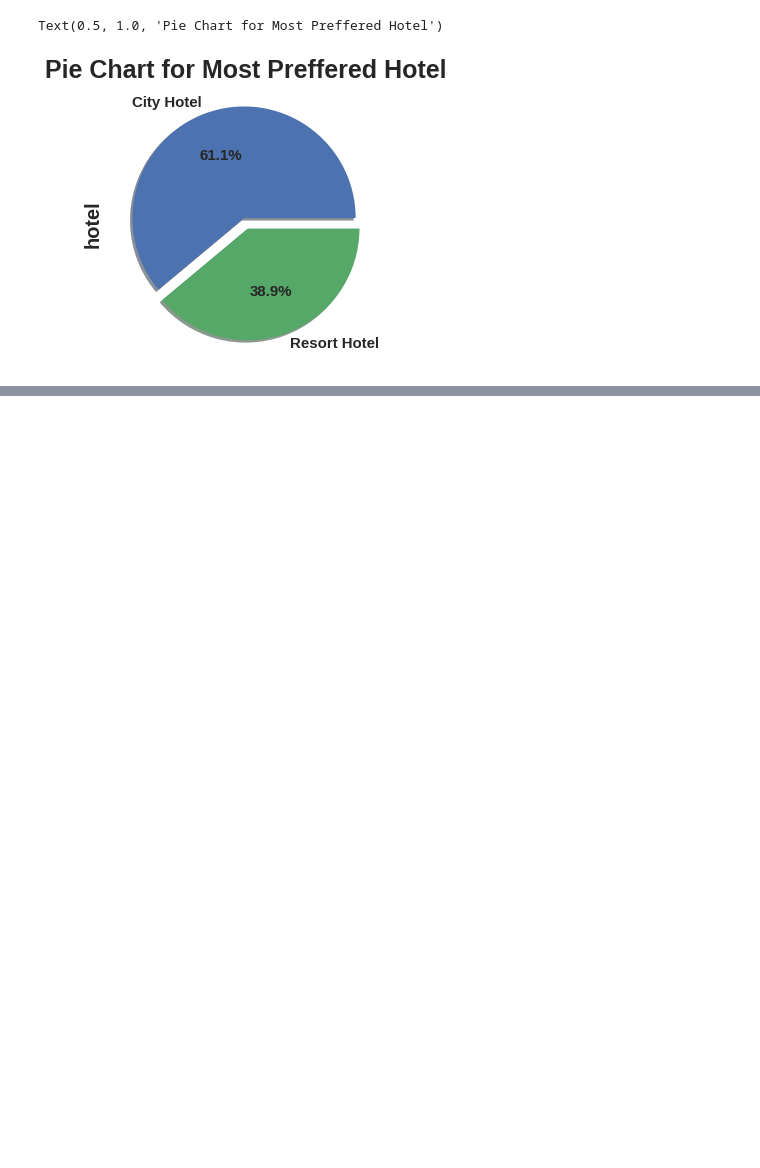
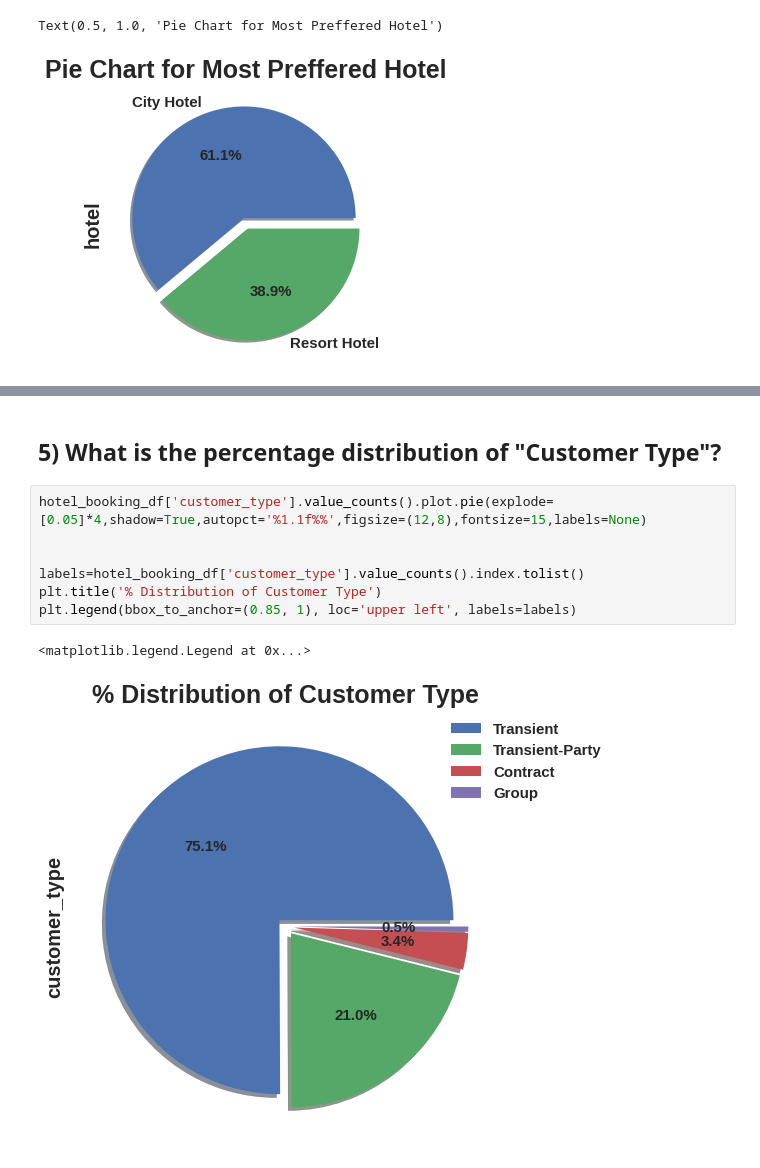
Before and after one commit to Satyaprakash-Dinesh-Vispute/Hotel-Booking-Analysis-EDA, a Jupyter notebook: Hotel_Booking_Analysis_(EDA).ipynb, the cells around one changed output, grey strips where cells are left out. Saved outputs shown, nothing was run; the diff lists cells and outputs as text; blank space fills up the shorter version.

```diff
--- a/Hotel_Booking_Analysis_(EDA).ipynb
+++ b/Hotel_Booking_Analysis_(EDA).ipynb
@@ -329,0 +378,12 @@ top_ten_highest_bookings
+# %% [markdown]
+## **5) What is the percentage distribution of "Customer Type"?**
+# %%
+hotel_booking_df['customer_type'].value_counts().plot.pie(explode=[0.05]*4,shadow=True,autopct='%1.1f%%',figsize=(12,8),fontsize=15,labels=None)
+
+
+labels=hotel_booking_df['customer_type'].value_counts().index.tolist()
+plt.title('% Distribution of Customer Type')
+plt.legend(bbox_to_anchor=(0.85, 1), loc='upper left', labels=labels)
+# %% [output]
+<matplotlib.legend.Legend at 0x...>
+[figure, added]
```
Also changed, not shown: parts of 12 cells of this notebook.
